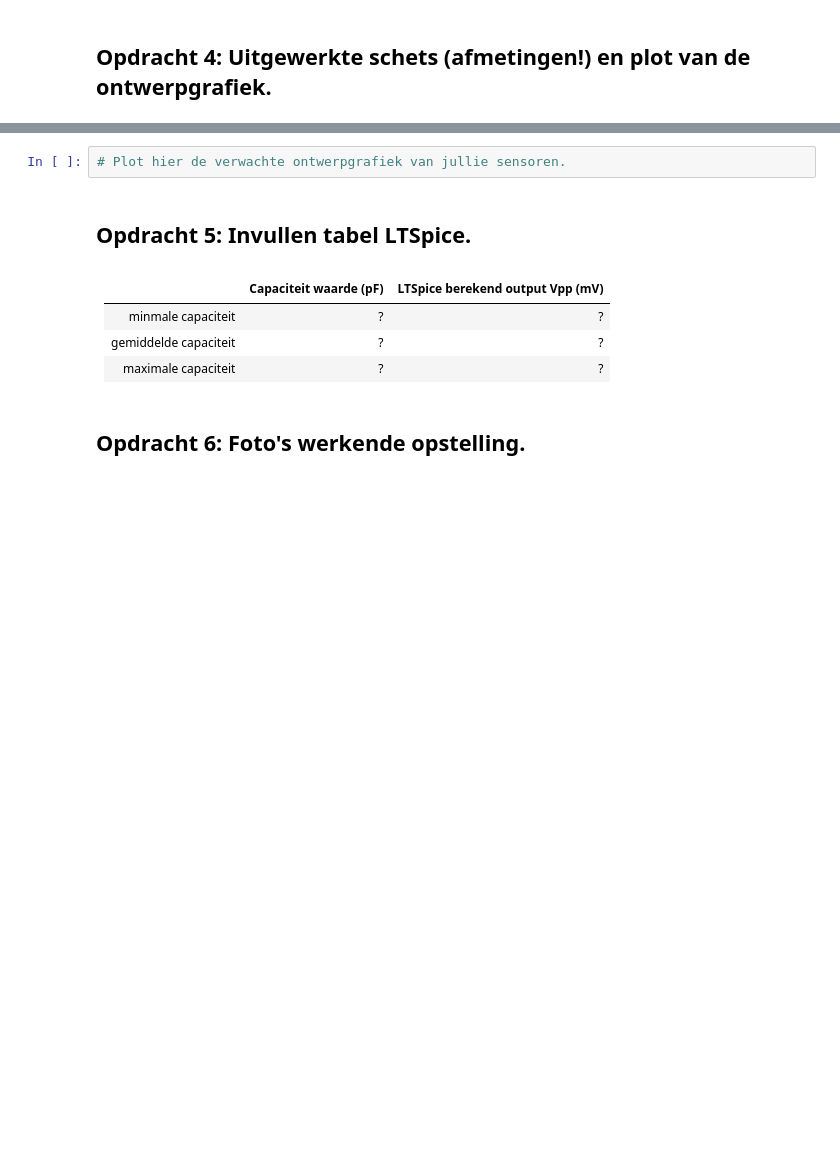
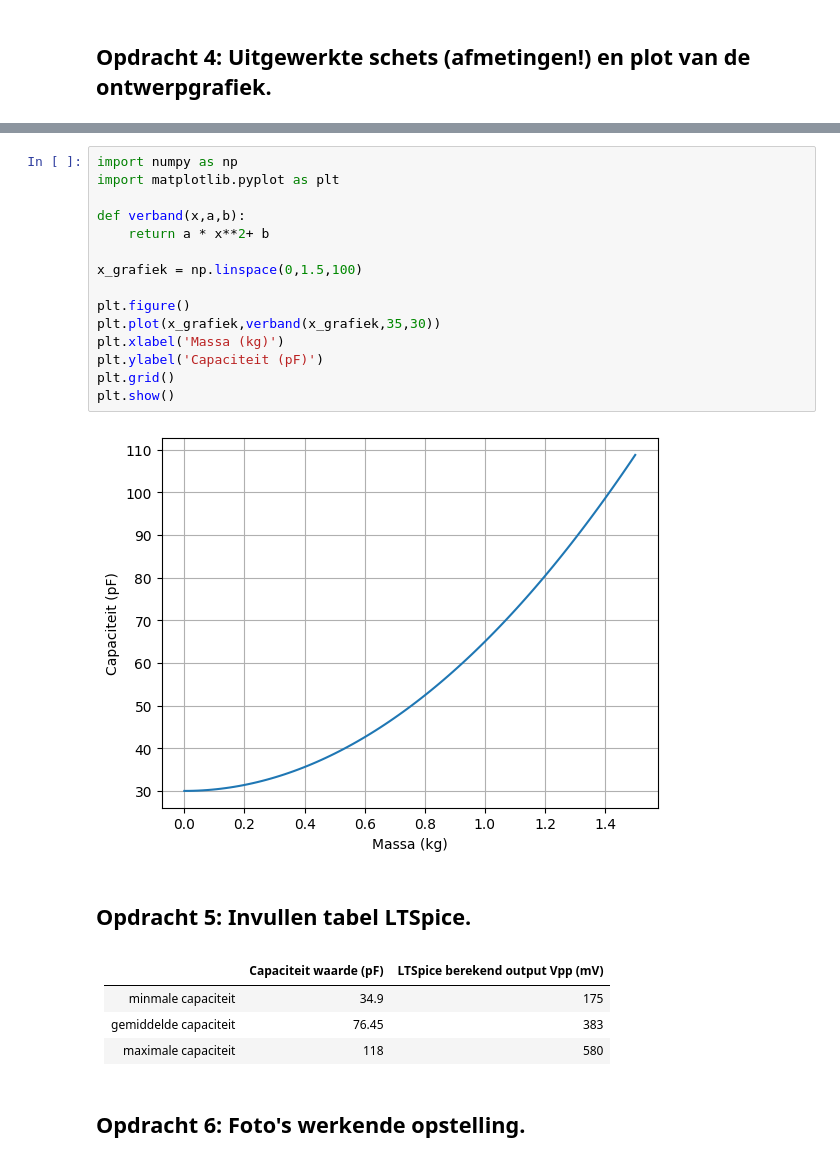
Before and after one commit to Timomloo/opdrachten-DEF-D, a Jupyter notebook: FysiekeOntwerpopdrachten/2OntwerpEenSensorCondensator/DEFOntwerpopdracht2OntwerpEenSensorInvulTemplate.ipynb, the cells around one changed output, grey strips where cells are left out. Cells and saved outputs as stored; diff of their text form; blank space fills up the shorter version.

Commit message:
Nog niet helemaal af: moesten inleveren: grafiek was er

```diff
--- a/FysiekeOntwerpopdrachten/2OntwerpEenSensorCondensator/DEFOntwerpopdracht2OntwerpEenSensorInvulTemplate.ipynb
+++ b/FysiekeOntwerpopdrachten/2OntwerpEenSensorCondensator/DEFOntwerpopdracht2OntwerpEenSensorInvulTemplate.ipynb
@@ -84,13 +87,28 @@ Pas deze tekst aan: Wij gaan een sensor maken die kracht/massa meet.
-# %%
-# Plot hier de verwachte ontwerpgrafiek van jullie sensoren.
+# %%
+import numpy as np
+import matplotlib.pyplot as plt
+
+def verband(x,a,b):
+    return a * x**2+ b
+
+x_grafiek = np.linspace(0,1.5,100)
+
+plt.figure()
+plt.plot(x_grafiek,verband(x_grafiek,35,30))
+plt.xlabel('Massa (kg)')
+plt.ylabel('Capaciteit (pF)')
+plt.grid()
+plt.show()
+# %% [output]
+[figure, added]
 # %% [markdown]
 ## Opdracht 5: Invullen tabel LTSpice.
 # %% [markdown]
 |         | Capaciteit waarde (pF)  | LTSpice berekend output Vpp (mV)|
 |-------------|-------------:|-------------:|
-| minmale capaciteit| ? |? |
-| gemiddelde capaciteit| ? |? |
-| maximale capaciteit| ? |? |
+| minmale capaciteit| 34.9 | 175 |
+| gemiddelde capaciteit| 76.45 |383 |
+| maximale capaciteit| 118 |580 |
 # %% [markdown]
 ## Opdracht 6: Foto's werkende opstelling.
 # %% [markdown]
```
Also changed, not shown: parts of 13 cells of this notebook, 4 other files.
